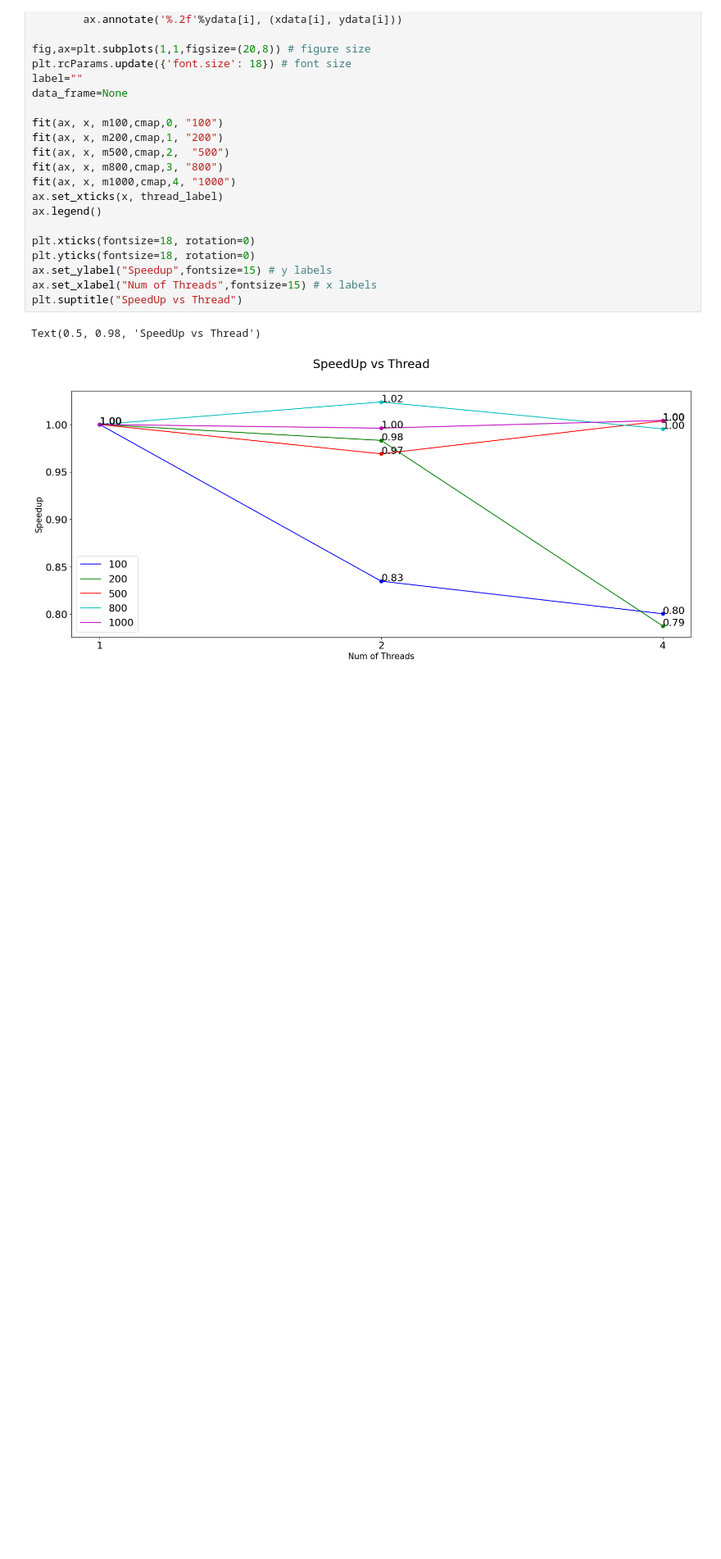
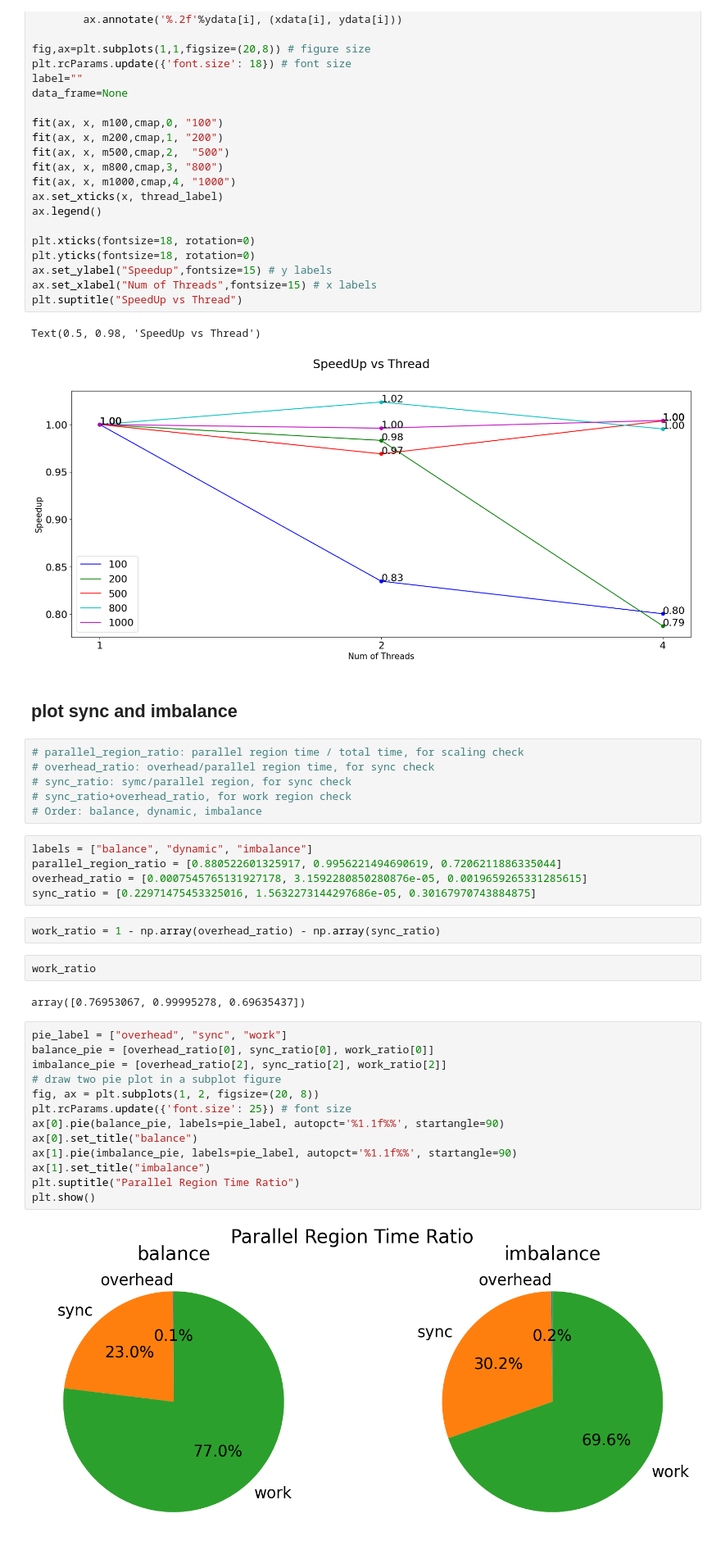
Before and after one commit to suker0723/Bottleneck-Predictions-of-Parallel-Programs, a Jupyter notebook: plot.ipynb, the cells around one changed output. Shown at 82% size. Drawn from its saved outputs; the diff is of its cells as text; blank space fills up the shorter version.

Commit message:
Add results from sync check and parallel region check.

```diff
--- a/plot.ipynb
+++ b/plot.ipynb
@@ -40,3 +40,37 @@ plt.suptitle("SpeedUp vs Thread")
 # %% [output]
 Text(0.5, 0.98, 'SpeedUp vs Thread')
 [figure]
+# %% [markdown]
+## plot sync and imbalance
+# %%
+# parallel_region_ratio: parallel region time / total time, for scaling check
+# overhead_ratio: overhead/parallel region time, for sync check
+# sync_ratio: symc/parallel region, for sync check
+# sync_ratio+overhead_ratio, for work region check
+# Order: balance, dynamic, imbalance
+# %%
+labels = ["balance", "dynamic", "imbalance"]
+parallel_region_ratio = [0.880522601325917, 0.9956221494690619, 0.7206211886335044]
+overhead_ratio = [0.0007545765131927178, 3.1592280850280876e-05, 0.0019659265331285615]
+sync_ratio = [0.22971475453325016, 1.5632273144297686e-05, 0.30167970743884875]
+# %%
+work_ratio = 1 - np.array(overhead_ratio) - np.array(sync_ratio)
+# %%
+work_ratio
+# %% [output]
+array([0.76953067, 0.99995278, 0.69635437])
+# %%
+pie_label = ["overhead", "sync", "work"]
+balance_pie = [overhead_ratio[0], sync_ratio[0], work_ratio[0]]
+imbalance_pie = [overhead_ratio[2], sync_ratio[2], work_ratio[2]]
+# draw two pie plot in a subplot figure
+fig, ax = plt.subplots(1, 2, figsize=(20, 8))
+plt.rcParams.update({'font.size': 25}) # font size
+ax[0].pie(balance_pie, labels=pie_label, autopct='%1.1f%%', startangle=90)
+ax[0].set_title("balance")
+ax[1].pie(imbalance_pie, labels=pie_label, autopct='%1.1f%%', startangle=90)
+ax[1].set_title("imbalance")
+plt.suptitle("Parallel Region Time Ratio")
+plt.show()
+# %% [output]
+[figure, added]
```
Also changed, not shown: 3 other files.
